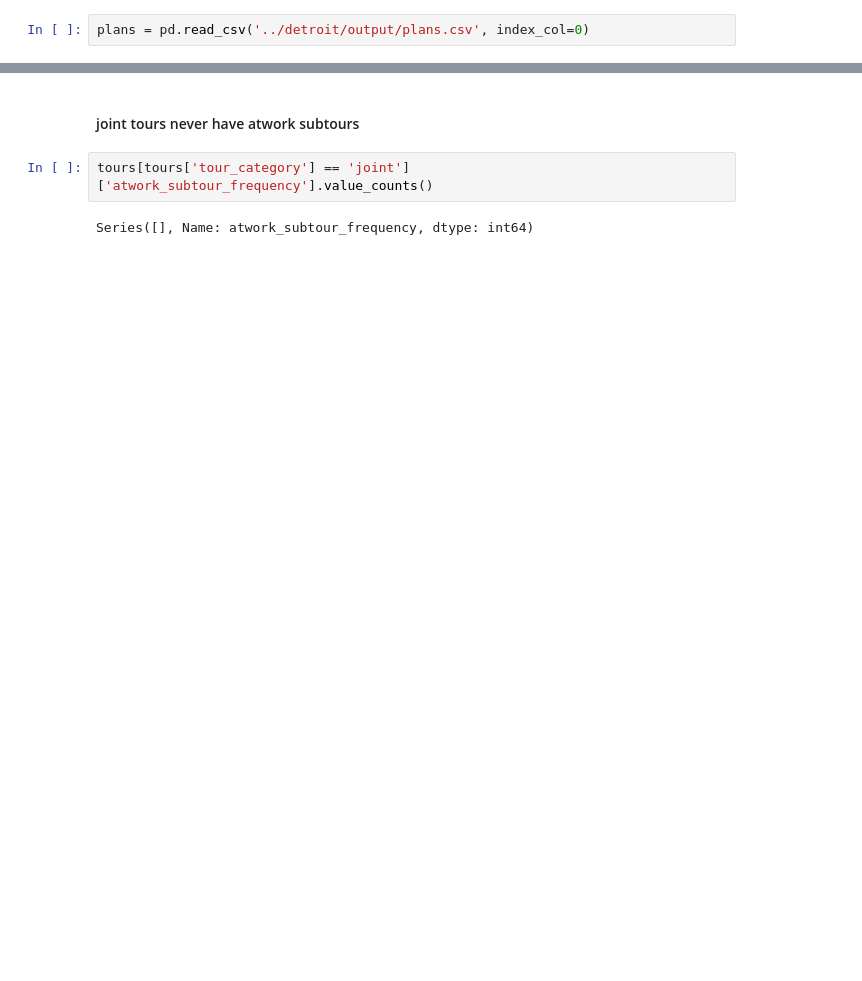
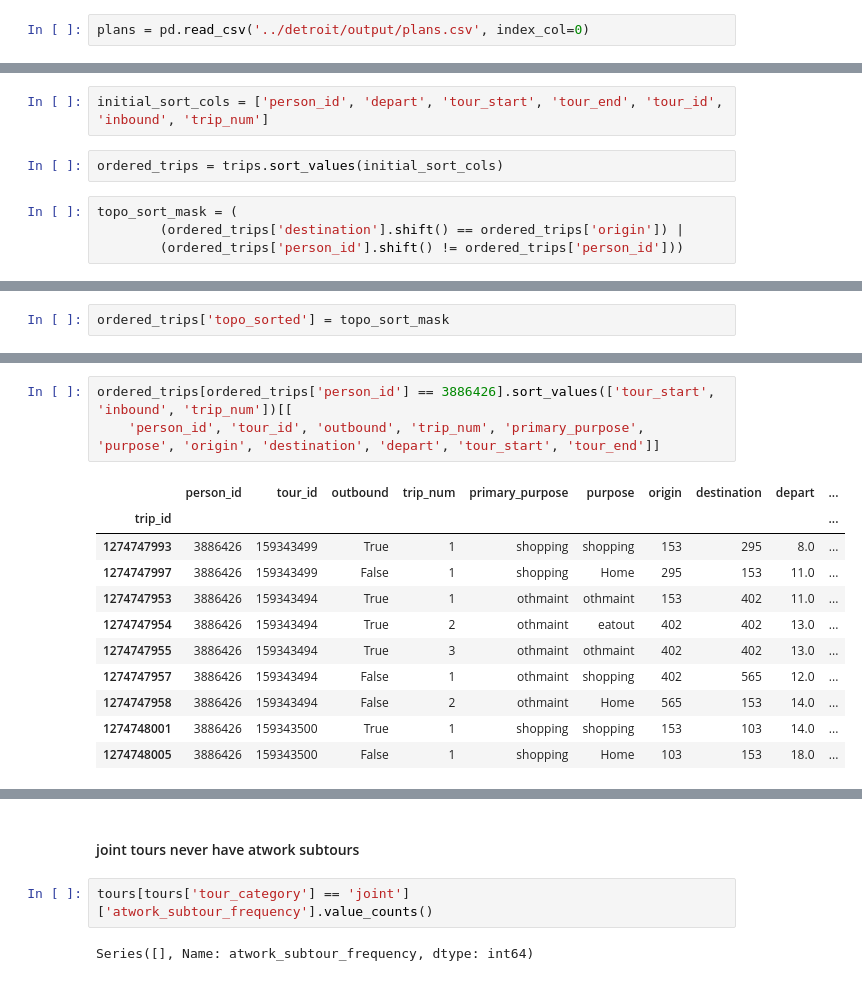
Before and after one commit to annitodd/activitysim, a Jupyter notebook: notebooks/joint_trips_exploration.ipynb, the cells around one changed output, grey strips where cells are left out. Saved outputs shown, nothing was run; the diff lists cells and outputs as text; blank space fills up the shorter version.

```diff
--- a/notebooks/joint_trips_exploration.ipynb
+++ b/notebooks/joint_trips_exploration.ipynb
@@ -82,0 +62,8 @@ Name: tour_mode, dtype: int64
+# %%
+initial_sort_cols = ['person_id', 'depart', 'tour_start', 'tour_end', 'tour_id', 'inbound', 'trip_num']
+# %%
+ordered_trips = trips.sort_values(initial_sort_cols)
+# %%
+topo_sort_mask = (
+        (ordered_trips['destination'].shift() == ordered_trips['origin']) |
+        (ordered_trips['person_id'].shift() != ordered_trips['person_id']))
@@ -82,0 +80,2 @@ Name: tour_mode, dtype: int64
+# %%
+ordered_trips['topo_sorted'] = topo_sort_mask
@@ -82,0 +107,15 @@ Name: tour_mode, dtype: int64
+# %%
+ordered_trips[ordered_trips['person_id'] == 3886426].sort_values(['tour_start', 'inbound', 'trip_num'])[[
+    'person_id', 'tour_id', 'outbound', 'trip_num', 'primary_purpose', 'purpose', 'origin', 'destination', 'depart', 'tour_start', 'tour_end']]
+# %% [output]
+|  | person_id | tour_id | outbound | trip_num | primary_purpose | purpose | origin | destination | depart | ... |
+| trip_id |  |  |  |  |  |  |  |  |  | ... |
+| 1274747993 | 3886426 | 159343499 | True | 1 | shopping | shopping | 153 | 295 | 8.0 | ... |
+| 1274747997 | 3886426 | 159343499 | False | 1 | shopping | Home | 295 | 153 | 11.0 | ... |
+| 1274747953 | 3886426 | 159343494 | True | 1 | othmaint | othmaint | 153 | 402 | 11.0 | ... |
+| 1274747954 | 3886426 | 159343494 | True | 2 | othmaint | eatout | 402 | 402 | 13.0 | ... |
+| 1274747955 | 3886426 | 159343494 | True | 3 | othmaint | othmaint | 402 | 402 | 13.0 | ... |
+| 1274747957 | 3886426 | 159343494 | False | 1 | othmaint | shopping | 402 | 565 | 12.0 | ... |
+| 1274747958 | 3886426 | 159343494 | False | 2 | othmaint | Home | 565 | 153 | 14.0 | ... |
+| 1274748001 | 3886426 | 159343500 | True | 1 | shopping | shopping | 153 | 103 | 14.0 | ... |
+| 1274748005 | 3886426 | 159343500 | False | 1 | shopping | Home | 103 | 153 | 18.0 | ... |
```
Also changed, not shown: parts of 106 cells of this notebook, 5 other files.
